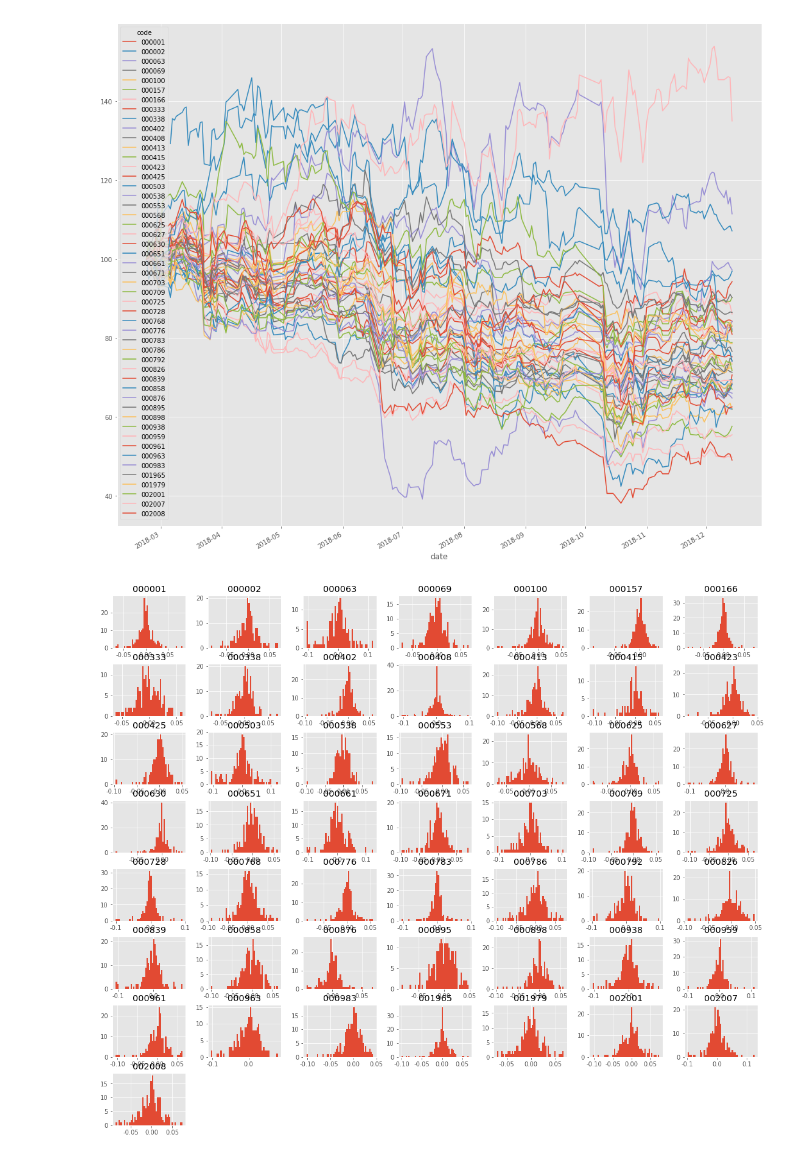
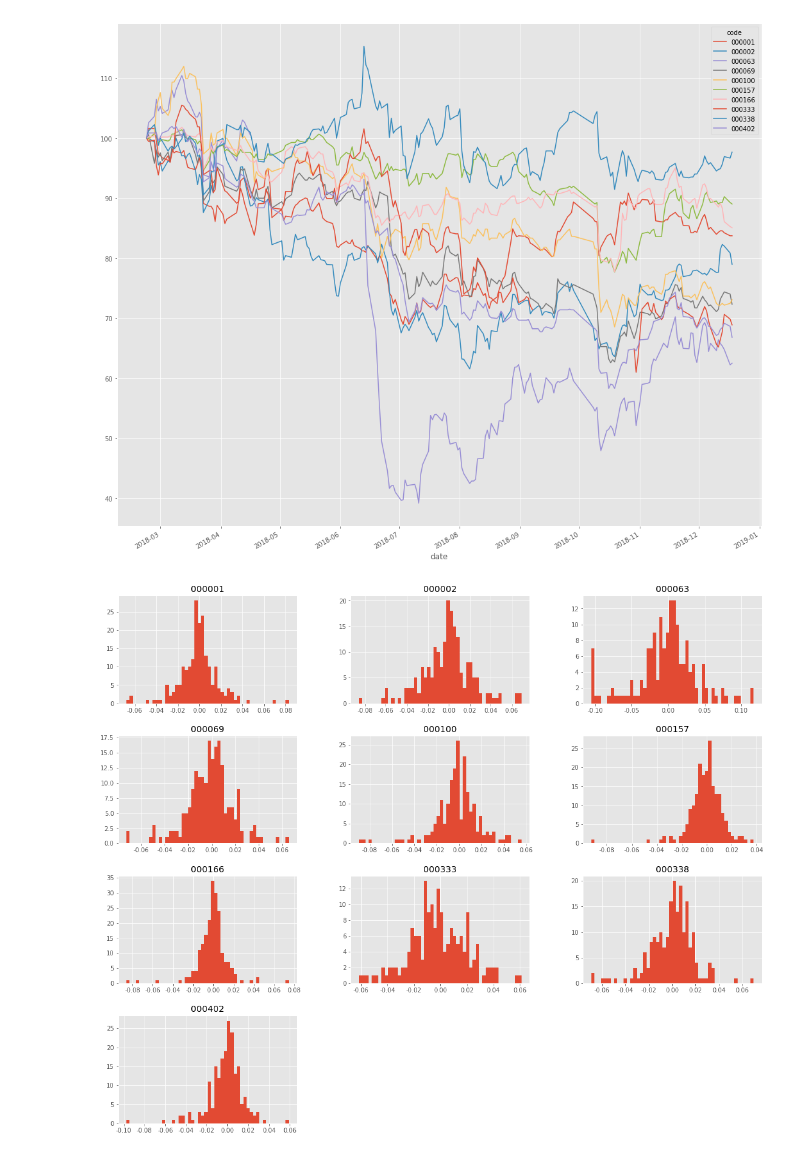
Before and after one commit to pm58/notebook, a Jupyter notebook: 跨平台量化环境测试+Rqalpha+Tushare+Quantaxis+Funcat+Hikyuu+Abu+Kivy.ipynb, the cells around one changed output. Drawn from its saved outputs; the diff is of its cells as text; code cells hidden in the pictures.

```diff
--- a/跨平台量化环境测试+Rqalpha+Tushare+Quantaxis+Funcat+Hikyuu+Abu+Kivy.ipynb
+++ b/跨平台量化环境测试+Rqalpha+Tushare+Quantaxis+Funcat+Hikyuu+Abu+Kivy.ipynb
@@ -691,7 +710,7 @@ import scipy.stats as scs
 import matplotlib.pyplot as plt
 import QUANTAXIS as QA
 # 获取上证50中的四根票
-code=QA.QA_fetch_stock_block_adv().get_block('沪深300').code[0:50]
+code=QA.QA_fetch_stock_block_adv().get_block('沪深300').code[0:10]
 data=QA.QA_fetch_stock_day_adv(code,run_start_date,run_end_date).to_qfq() #见前面设定。
 # 选择close序列, 进行pivot成表
 close=data.pivot('low')#使用最低价
@@ -784,2 +803,2 @@ print ("《结束时间：==》",("%s" % datetime.datetime.now().isoformat() ))
-[figure, old version]
+[figure, new version]
-[figure, old version]
+[figure, new version]
```
Also changed, not shown: parts of 14 cells of this notebook.
